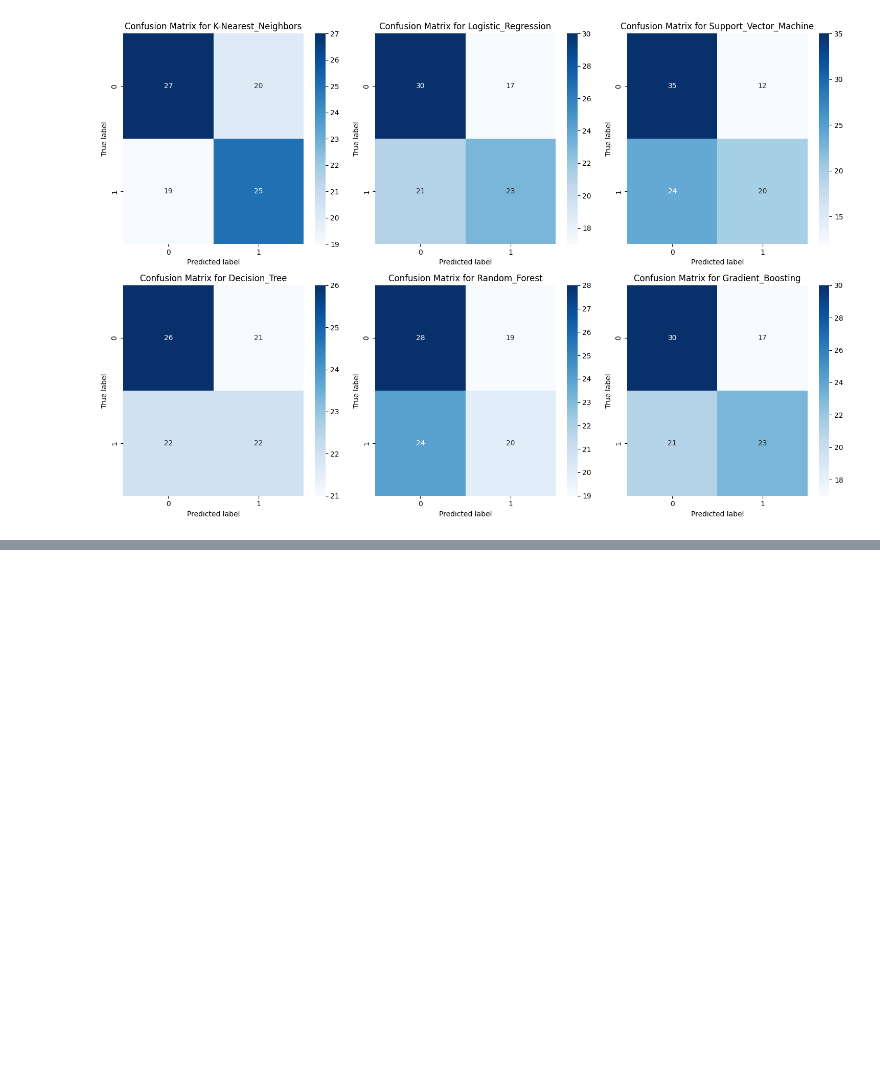
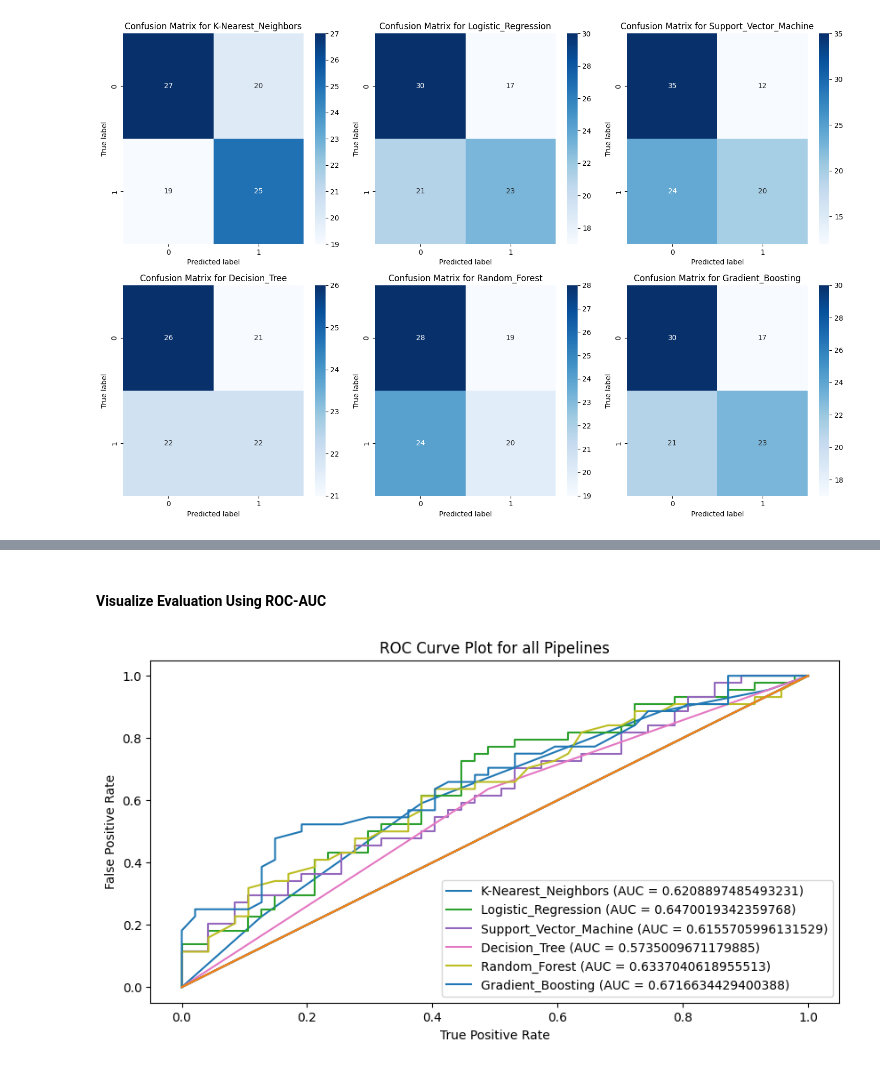
Before and after one commit to AndyMortey/Employee-Attrition-Predictor, a Jupyter notebook: notebook.ipynb, the cells around one changed output, grey strips where cells are left out. Cells and saved outputs as stored; diff of their text form; code cells hidden in the pictures; blank space fills up the shorter version.

```diff
--- a/notebook.ipynb
+++ b/notebook.ipynb
@@ -559,6 +559,7 @@ for model_name, classifier in model:
     #Create pipeline
     pipeline = Pipeline(steps=[
         ('preprocessor', preprocessor),
+        ('feature_selection', SelectKBest(mutual_info_classif, k='all')),
         ('classifier', classifier),
     ])
 
@@ -694,0 +703,79 @@ plt.show()
+# %% [markdown]
+#### Visualize Evaluation Using ROC-AUC
+# %%
+from sklearn.feature_selection import SelectKBest, f_classif
+
+# Define the models
+model = [
+    ('K-Nearest_Neighbors', KNeighborsClassifier(n_neighbors=5)),
+    ('Logistic_Regression', LogisticRegression(random_state=42)),
+    ('Support_Vector_Machine', SVC(random_state=42, probability=True)),  # Set probability=True
+    ('Decision_Tree', DecisionTreeClassifier(random_state=42)),
+    ('Random_Forest', RandomForestClassifier(random_state=42)),
+    ('Gradient_Boosting', GradientBoostingClassifier(random_state=42)),
+]
+
+all_pipelines_c = {}
+
+# Create a DataFrame for the metrics
+c_metrics_output = pd.DataFrame(columns=['model_name', 'accuracy', 'precision', 'recall', 'f1_score'])
+
+# Train and evaluate each model
+for model_name, classifier in model:
+
+    # Create pipeline with feature selection
+    c_pipeline = Pipeline(steps=[
+        ('preprocessor', preprocessor),
+        ('feature_selection', SelectKBest(score_func=f_classif, k=5)),
+        ('classifier', classifier)
+    ])
+
+    # Fit data to pipeline
+    c_pipeline.fit(X_train, y_train_encoded)
+    all_pipelines_c[model_name] = c_pipeline
+
+    # Make predictions on the test set
+    y_pred = c_pipeline.predict(X_eval)
+
+    # Generate classification report for each model
+    c_metrics = classification_report(y_eval_encoded, y_pred, output_dict=True)
+
+    # Evaluate the model
+    c_accuracy = c_metrics['accuracy']
+    c_precision = c_metrics['weighted avg']['precision']
+    c_recall = c_metrics['weighted avg']['recall']
+    c_f1_score= c_metrics['weighted avg']['f1-score']
+
+    # Add metrics to metrics_output
+    c_metrics_output.loc[len(c_metrics_output)] = [model_name, c_accuracy, c_precision, c_recall, c_f1_score]
+
+# Plot roc_curves
+fig, ax = plt.subplots(figsize=(10, 5))
+all_roc_data = {}
+
+for model_name, c_pipeline in all_pipelines_c.items():
+
+    y_score = c_pipeline.predict_proba(X_eval)[:, 1]
+
+    fpr, tpr, thresholds = roc_curve(y_eval_encoded, y_score)
+
+    roc_auc = auc(fpr,tpr)
+
+    roc_data = pd.DataFrame({'False Positive Rate': fpr, 'True Positive Rate': tpr, 'Threshold': thresholds})
+
+    all_roc_data[model_name] = roc_data
+
+    ax.plot(fpr, tpr, label=f'{model_name} (AUC = {roc_auc})')
+
+    ax.plot([0,1], [0,1])
+
+    ax.set_ylabel('False Positive Rate')
+
+    ax.set_xlabel('True Positive Rate')
+
+
+ax.set_title('ROC Curve Plot for all Pipelines')
+plt.legend()
+plt.show()
+# %% [output]
+[figure, added]
```
Also changed, not shown: parts of 23 cells of this notebook.
